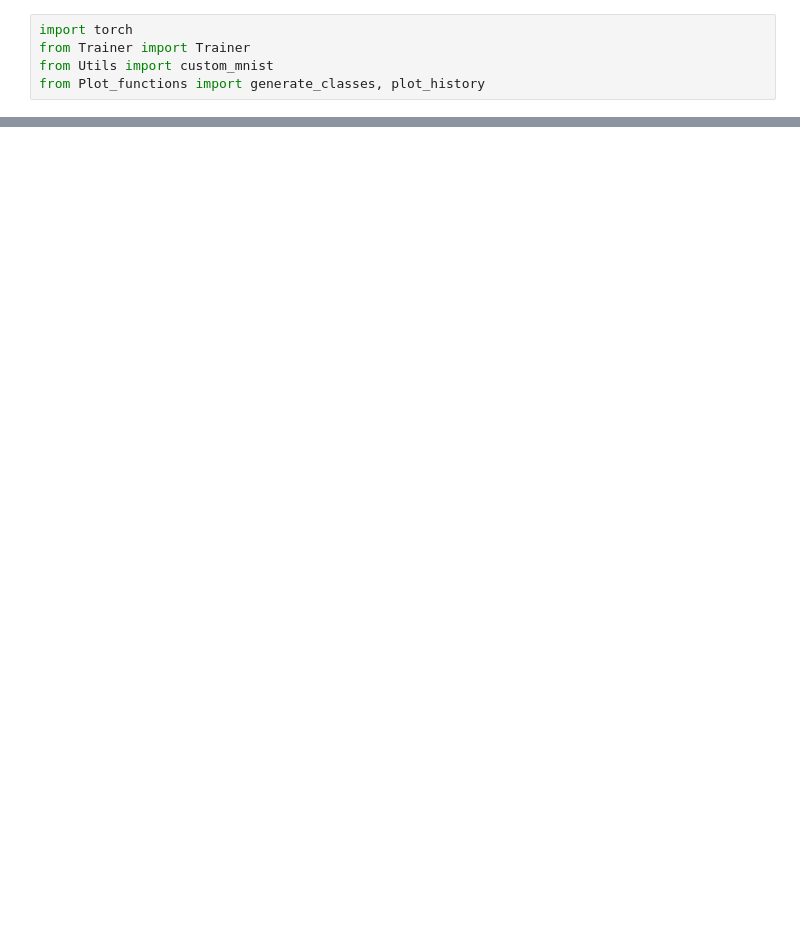
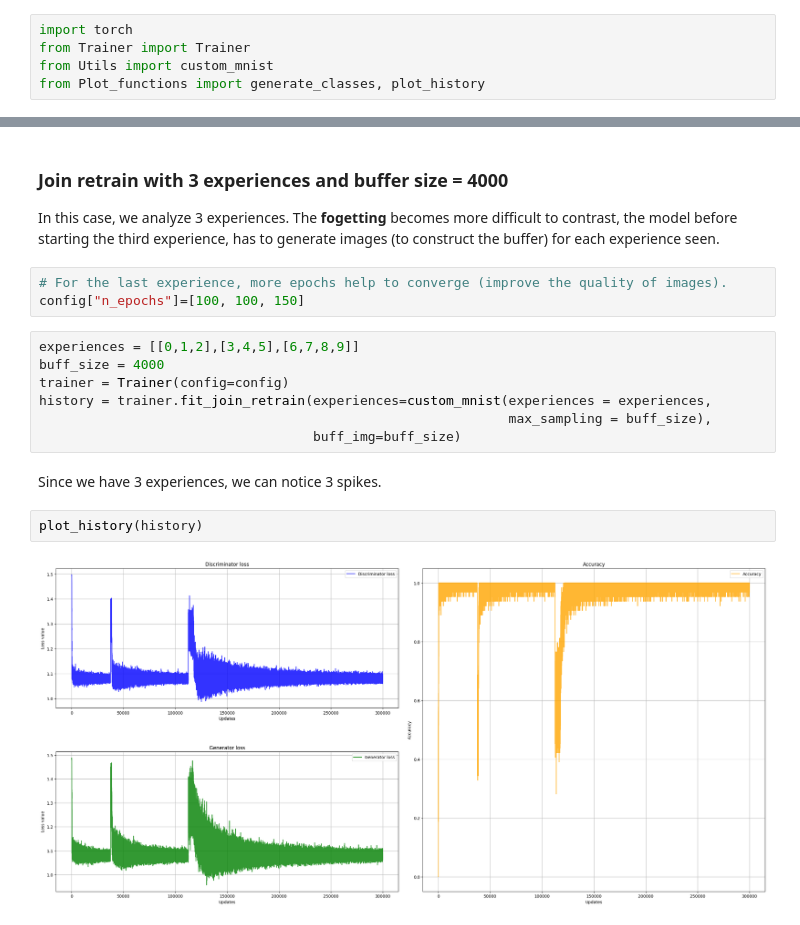
Before and after one commit to jacons/MeRGAN-V2, a Jupyter notebook: notebooks/Join_retrain.ipynb, the cells around one changed output, grey strips where cells are left out. Saved outputs shown, nothing was run; the diff lists cells and outputs as text; blank space fills up the shorter version.

```diff
--- a/notebooks/Join_retrain.ipynb
+++ b/notebooks/Join_retrain.ipynb
@@ -22,0 +81,20 @@ history = trainer.fit_join_retrain(experiences=custom_mnist(experiences = experi
+# %% [markdown]
+### Join retrain with 3 experiences and buffer size = 4000
+
+In this case, we analyze 3 experiences. The **fogetting** becomes more difficult to contrast, the model before starting the third experience, has to generate images (to construct the buffer) for each experience seen.
+# %%
+# For the last experience, more epochs help to converge (improve the quality of images).
+config["n_epochs"]=[100, 100, 150]
+# %%
+experiences = [[0,1,2],[3,4,5],[6,7,8,9]]
+buff_size = 4000
+trainer = Trainer(config=config)
+history = trainer.fit_join_retrain(experiences=custom_mnist(experiences = experiences,
+                                                            max_sampling = buff_size),
+                                   buff_img=buff_size)
+# %% [markdown]
+Since we have 3 experiences, we can notice 3 spikes.
+# %%
+plot_history(history)
+# %% [output]
+[figure, added]
```
Also changed, not shown: parts of 25 cells of this notebook, 3 other files.
